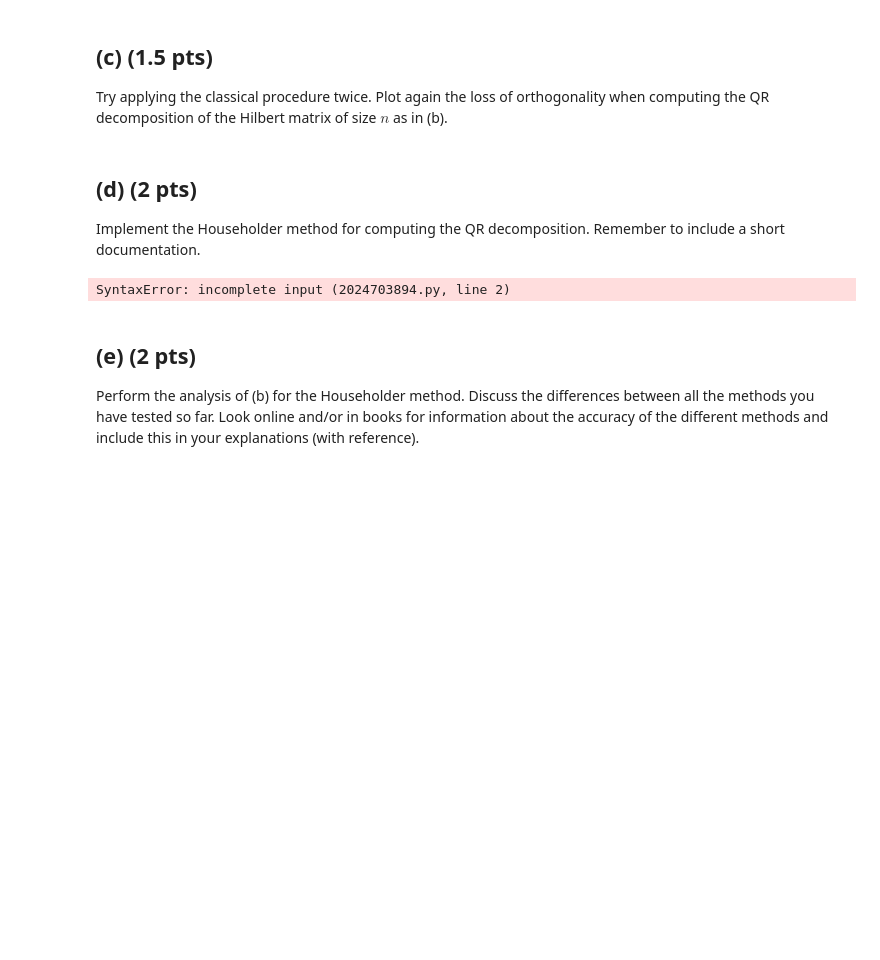
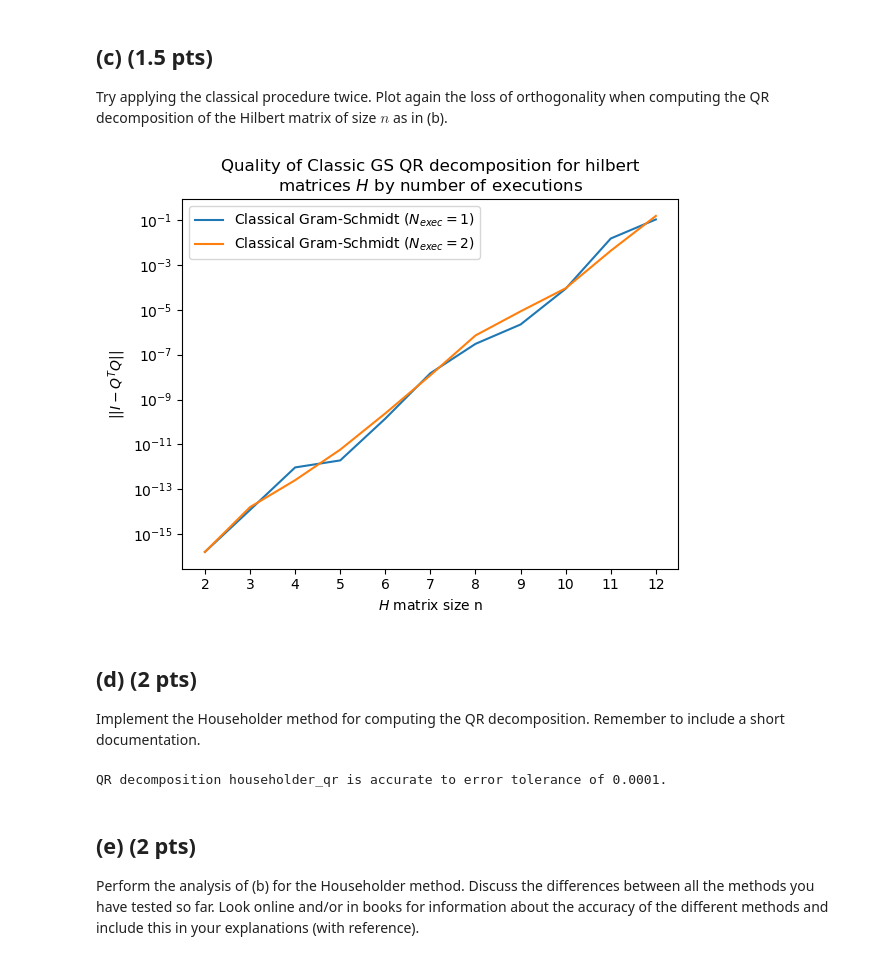
Before and after one commit to jonas4climate/na-assignment1, a Jupyter notebook: hw3_2023.ipynb, the cells around one changed output. Drawn from its saved outputs; the diff is of its cells as text; code cells hidden in the pictures; blank space fills up the shorter version.

```diff
--- a/hw3_2023.ipynb
+++ b/hw3_2023.ipynb
@@ -82,11 +143,53 @@ Try applying the classical procedure twice. Plot again the loss of orthogonality
+# %%
+def classical_gram_schmidt_twice(A):
+    Q, R = classical_gs_qr(A)
+    Q, R = classical_gs_qr(Q@R)
+    return Q, R
+
+n_space, losses = compare_loss_qr_decomp_methods(n_space=(2, 13), fs = (classical_gs_qr, classical_gram_schmidt_twice))
+loss_classic, loss_classic_twice = losses[0], losses[1]
+
+plt.plot(n_space, loss_classic, label='Classical Gram-Schmidt ($N_{{exec}}=1$)')
+plt.plot(n_space, loss_classic_twice, label='Classical Gram-Schmidt ($N_{{exec}}=2$)')
+plt.xlabel('$H$ matrix size n')
+plt.xticks(n_space)
+plt.ylabel('$||I - Q^TQ||$')
+plt.yscale('log')
+plt.title('Quality of Classic GS QR decomposition for hilbert\nmatrices $H$ by number of executions')
+plt.legend()
+plt.show()
+# %% [output]
+[figure, added]
 # %% [markdown]
 ## (d) (2 pts)
 Implement the Householder method for computing the QR decomposition. Remember to include a short documentation.
-# %%
-def householder_qr(A):
-    # YOUR CODE HERE
-# %% [output]
-SyntaxError: incomplete input (2024703894.py, line 2)
+# %%
+def householder_qr(A):
+    """
+    Householder QR decomposition, not modifying the input matrix
+    :param A: an m x n matrix with linearly independent columns
+    :return: (Q, R) where Q is an m x n matrix with orthonormal columns and R is an m x n upper triangular matrix such that Q@R ≈ A
+    """
+    A_copy = A.copy()
+    m, n = A.shape
+    Q = np.eye(m)
+    R = A.copy()
+
+    for j in range(min(m-1, n)):
+        x = R[j:, j]
+        v = x.copy()
+        v[0] = v[0] + np.sign(x[0]) * np.linalg.norm(x)
+        v = v / np.linalg.norm(v)
+        total_1 = 2 * np.outer(v, np.dot(v, R[j:, j:]))
+        total_2 = 2 * np.outer(Q[:, j:].dot(v), v)
+        R[j:, j:] = R[j:, j:] - total_1
+        Q[:, j:] = Q[:, j:] - total_2
+    assert (A==A_copy).all(), "The input matrix was modified."
+    return Q, R
+
+test_qr_decomp_func(householder_qr)
+# %% [output]
+QR decomposition householder_qr is accurate to error tolerance of 0.0001.
 # %% [markdown]
 ## (e) (2 pts)
 Perform the analysis of (b) for the Householder method. Discuss the differences between all the methods you have tested so far. Look online and/or in books for information about the accuracy of the different methods and include this in your explanations (with reference).
```
Also changed, not shown: parts of 10 cells of this notebook.
